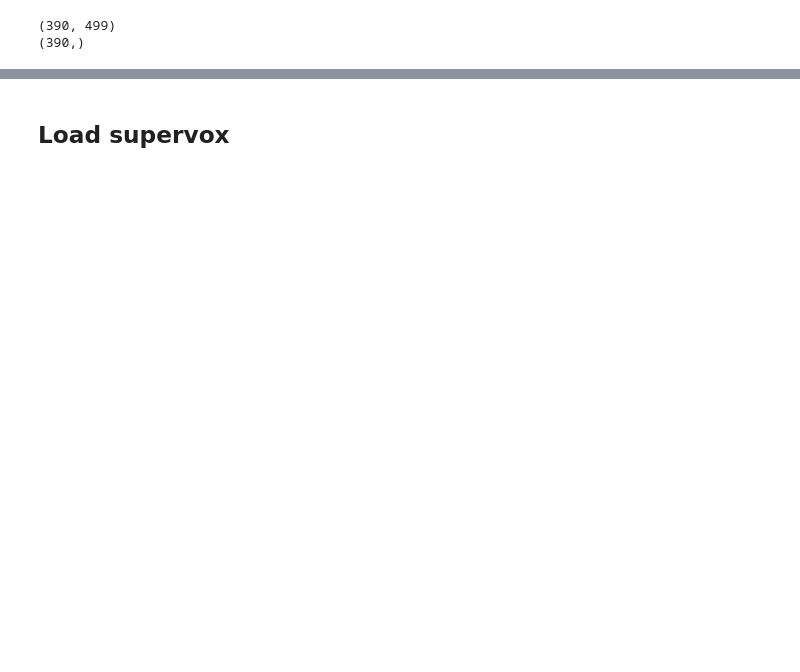
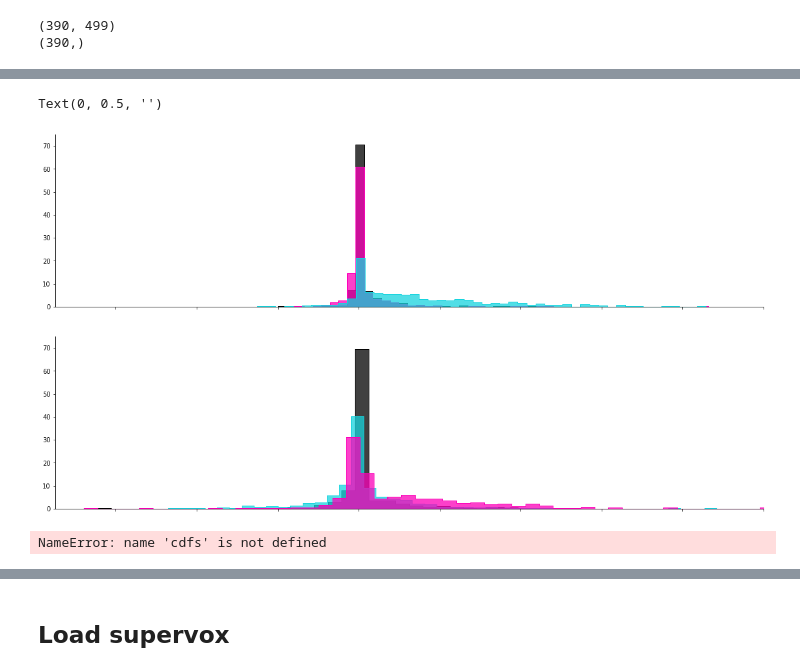
Before and after one commit to ClandininLab/brainsss, a Jupyter notebook: notebooks/20251106_fig4_FINAL.ipynb, the cells around one changed output, grey strips where cells are left out. Saved outputs shown, nothing was run; the diff lists cells and outputs as text; code cells hidden in the pictures; blank space fills up the shorter version.

```diff
--- a/notebooks/20251106_fig4_FINAL.ipynb
+++ b/notebooks/20251106_fig4_FINAL.ipynb
@@ -405,0 +452,13 @@ total_events_behave[fly]['vals'].shape
+# %%
+for fly in all_flies_data_dict:
+    for b in all_flies_data_dict[fly]:
+        num_trials=count[b]
+#         print(num_trials)
+        per=min_count/num_trials
+#         print(per)
+        num_current=np.shape(all_flies_data_dict[fly][b])[0]
+#         print(num_current)
+        thirty=int(num_current*per)
+        arr=np.random.choice(np.arange(num_current),thirty,replace=False)
+        arr = np.sort(np.asarray(arr).astype(int))
+        all_flies_data_dict[fly][b]=np.asarray(all_flies_data_dict[fly][b])[arr]
@@ -709,0 +910,38 @@ plt.show()
+# %%
+fig,ax = plt.subplots(figsize=(20, 5))
+order=['dec','inc','flat'][::-1]
+behavior_set=full_behave
+pred_set=full_pred
+for b in order:
+    x=np.asarray(behavior_set)[:,0][pred_set==b]
+    sns.histplot(x, bins=50, color=behavior_colors[b], element="step",
+    stat="percent", common_norm=False)
+ax.set_xlim(-7.5,10)
+ax.set_ylim(0,75)
+ax.spines['top'].set_visible(False)
+ax.spines['right'].set_visible(False)
+# ax.set_ylim(0,3)
+# ax.set_yticklabels([])
+ax.set_xticklabels([])
+ax.set_ylabel('')
+# plt.savefig(os.path.join(save_dir,f'model_hist_before.svg'), dpi=300, bbox_inches='tight', format="svg", transparent=True)
+
+order=['inc','dec','flat'][::-1]
+fig,ax = plt.subplots(figsize=(20, 5))
+for b in order:
+    y=np.asarray(behavior_set)[:,1][pred_set==b]
+    sns.histplot(y, bins=50, color=behavior_colors[b], element="step",
+    stat="percent", common_norm=False)
+ax.set_xlim(-7.5,10)
+ax.set_ylim(0,75)
+ax.spines['top'].set_visible(False)
+ax.spines['right'].set_visible(False)
+# ax.set_ylim(0,3)
+# ax.set_yticklabels([])
+ax.set_xticklabels([])
+ax.set_ylabel('')
+# plt.savefig(os.path.join(save_dir,f'model_hist_during.svg'), dpi=300, bbox_inches='tight', format="svg", transparent=True)
+# %% [output]
+Text(0, 0.5, '')
+[figure, added]
+[figure, added]
@@ -709,0 +1009,6 @@ plt.show()
+# %%
+KS1 = scipy.stats.ks_2samp(cdfs['inc']['p'], cdfs['flat']['p'])
+KS2 = scipy.stats.ks_2samp(cdfs['inc']['p'], cdfs['dec']['p'])
+KS3 = scipy.stats.ks_2samp(cdfs['dec']['p'], cdfs['flat']['p'])
+# %% [output]
+NameError: name 'cdfs' is not defined
```
Also changed, not shown: parts of 66 cells of this notebook, 7 other files.
